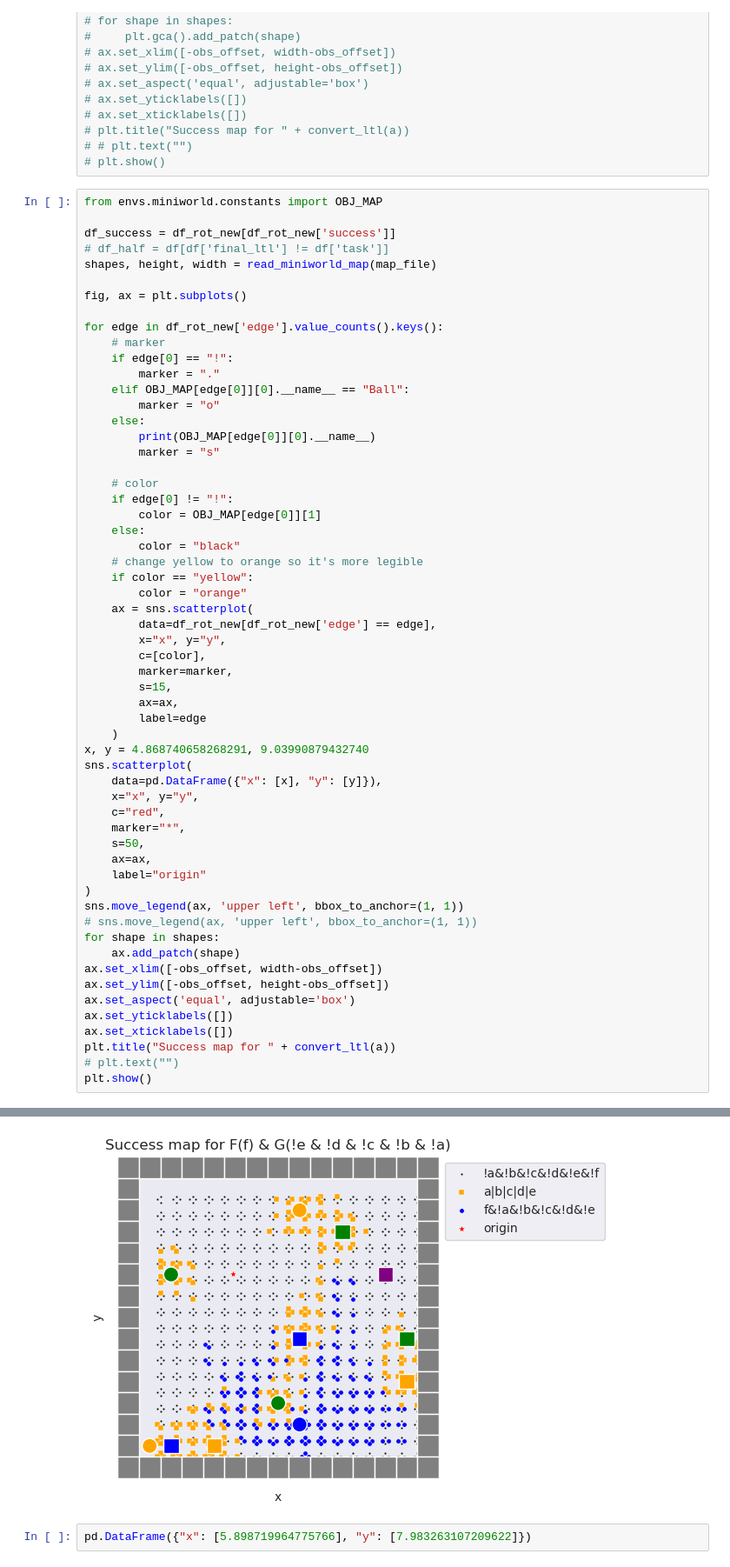
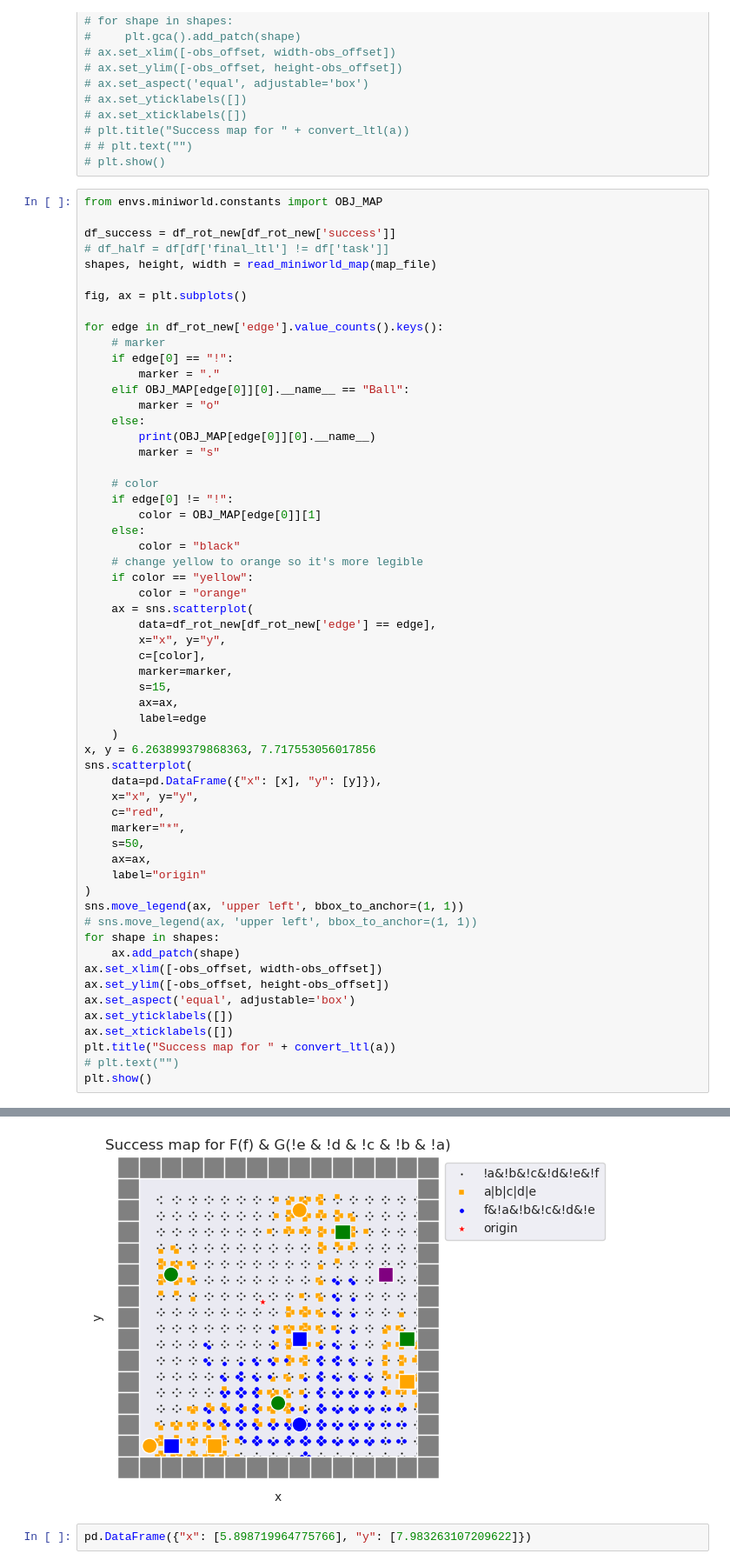
Before and after one commit to waymao/ltl_transfer, a Jupyter notebook: src/miniworld_analysis.ipynb, the cells around one changed output, grey strips where cells are left out. Shown at 87% size. Drawn from its saved outputs; the diff is of its cells as text.

```diff
--- a/src/miniworld_analysis.ipynb
+++ b/src/miniworld_analysis.ipynb
@@ -178,35 +175,35 @@ for edge in df_rot_new['edge'].value_counts().keys():
         c=[color],
         marker=marker,
         s=15,
         ax=ax,
         label=edge
     )
-x, y = 4.868740658268291, 9.03990879432740
+x, y = 6.263899379868363, 7.717553056017856
 sns.scatterplot(
     data=pd.DataFrame({"x": [x], "y": [y]}),
     x="x", y="y",
     c="red",
     marker="*",
     s=50,
     ax=ax,
     label="origin"
 )
 sns.move_legend(ax, 'upper left', bbox_to_anchor=(1, 1))
 # sns.move_legend(ax, 'upper left', bbox_to_anchor=(1, 1))
 for shape in shapes:
     ax.add_patch(shape)
 ax.set_xlim([-obs_offset, width-obs_offset])
 ax.set_ylim([-obs_offset, height-obs_offset])
 ax.set_aspect('equal', adjustable='box')
 ax.set_yticklabels([])
 ax.set_xticklabels([])
 plt.title("Success map for " + convert_ltl(a))
 # plt.text("")
 plt.show()
 # %% [output]
 15
 Box
-[figure, old version]
+[figure, new version]
 # %%
 pd.DataFrame({"x": [5.898719964775766], "y": [7.983263107209622]})
 # %% [output]
```
Also changed, not shown: parts of 2 cells of this notebook, 11 other files.
